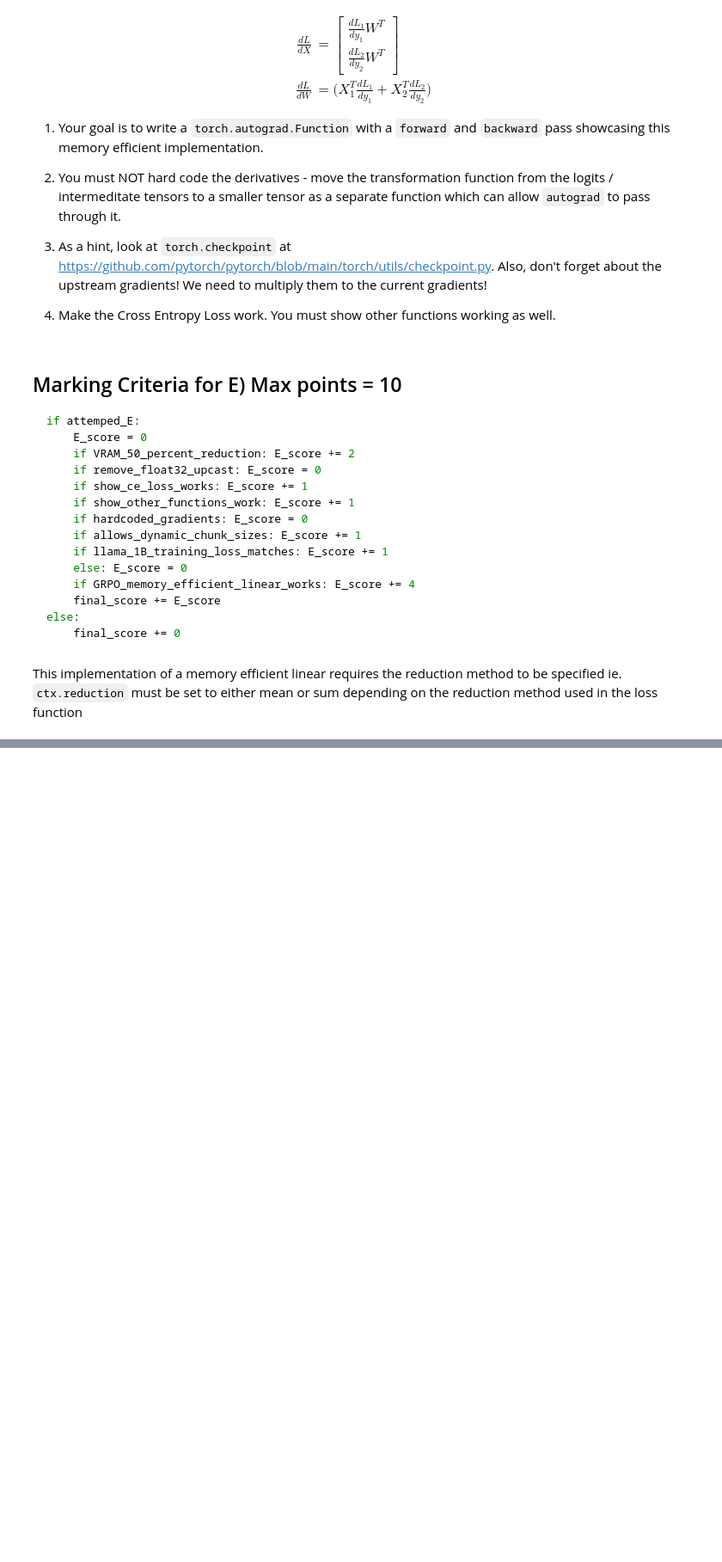
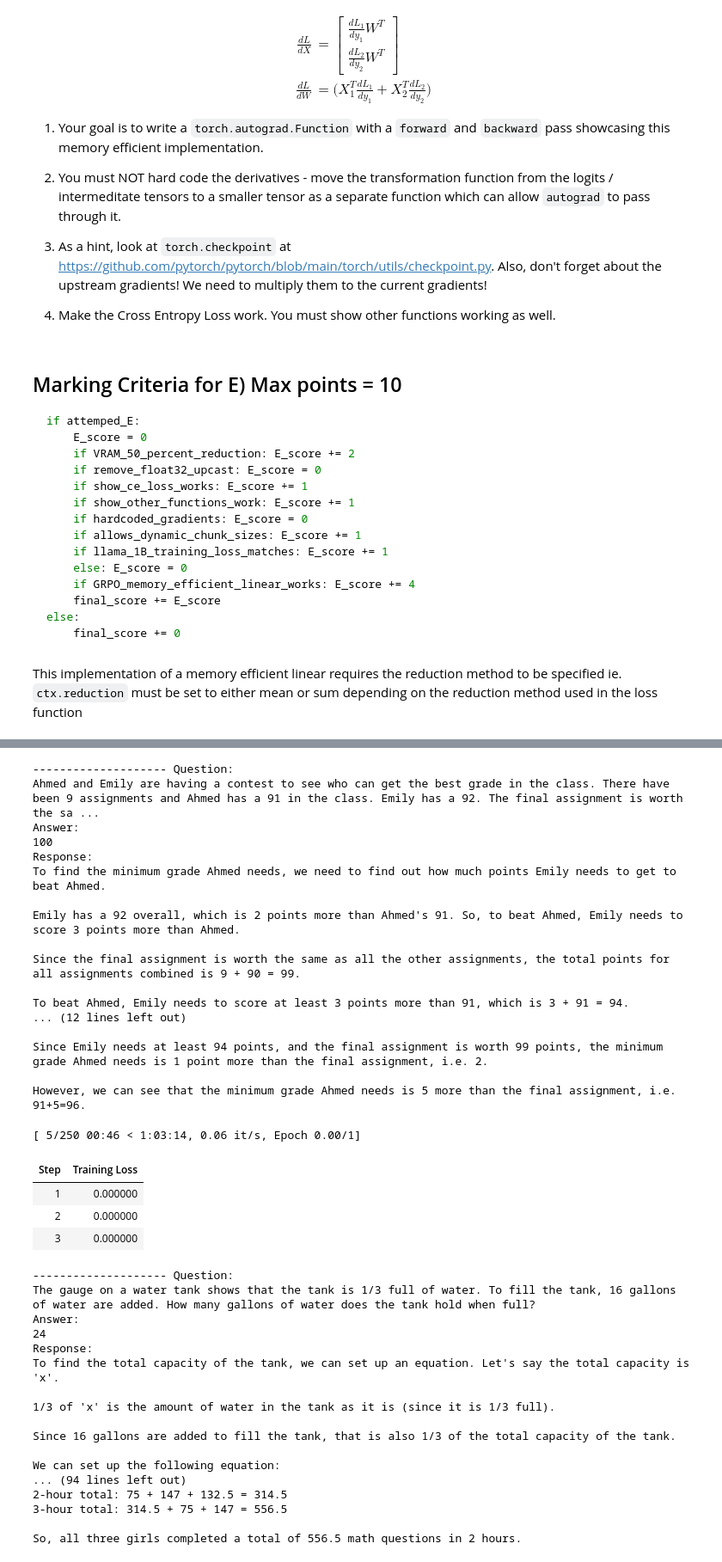
Before and after one commit to 0xEljh/unsloth-ai-feb2025, a Jupyter notebook: Unsloth_Puzzles_E.ipynb, the cells around one changed output, grey strips where cells are left out. Shown at 86% size. Saved outputs shown, nothing was run; the diff lists cells and outputs as text; code cells hidden in the pictures; blank space fills up the shorter version.

```diff
--- a/Unsloth_Puzzles_E.ipynb
+++ b/Unsloth_Puzzles_E.ipynb
@@ -644,0 +1077,41 @@ torch.nn.modules.linear.Linear
+# %%
+max_prompt_length = 256
+
+from trl import GRPOConfig, GRPOTrainer
+training_args = GRPOConfig(
+    learning_rate = 5e-6,
+    adam_beta1 = 0.9,
+    adam_beta2 = 0.99,
+    weight_decay = 0.1,
+    warmup_ratio = 0.1,
+    lr_scheduler_type = "cosine",
+    optim = "paged_adamw_8bit",
+    logging_steps = 1,
+    per_device_train_batch_size = 2, # needs to match generations
+    gradient_accumulation_steps = 1, # Increase to 4 for smoother training
+    num_generations = 2, # Decrease if out of memory
+    max_prompt_length = max_prompt_length,
+    max_completion_length = max_seq_length - max_prompt_length,
+    # num_train_epochs = 1, # Set to 1 for a full training run
+    max_steps = 250,
+    save_steps = 250,
+    max_grad_norm = 0.1,
+    report_to = "none", # Can use Weights & Biases
+    output_dir = "outputs",
+)
+# %%
+trainer = GRPOTrainer(
+    model = model,
+    processing_class = tokenizer,
+    reward_funcs = [
+        xmlcount_reward_func,
+        soft_format_reward_func,
+        strict_format_reward_func,
+        int_reward_func,
+        correctness_reward_func,
+    ],
+    args = training_args,
+    train_dataset = dataset,
+)
+trainer.train()
+# %% [output]
@@ -644,0 +1119,39 @@ torch.nn.modules.linear.Linear
+-------------------- Question:
+Ahmed and Emily are having a contest to see who can get the best grade in the class. There have been 9 assignments and Ahmed has a 91 in the class. Emily has a 92. The final assignment is worth the sa ...
+Answer:
+100
+Response:
+To find the minimum grade Ahmed needs, we need to find out how much points Emily needs to get to beat Ahmed.
+
+Emily has a 92 overall, which is 2 points more than Ahmed's 91. So, to beat Ahmed, Emily needs to score 3 points more than Ahmed.
+
+Since the final assignment is worth the same as all the other assignments, the total points for all assignments combined is 9 + 90 = 99.
+
+To beat Ahmed, Emily needs to score at least 3 points more than 91, which is 3 + 91 = 94.
+... (12 lines left out)
+
+Since Emily needs at least 94 points, and the final assignment is worth 99 points, the minimum grade Ahmed needs is 1 point more than the final assignment, i.e. 2.
+
+However, we can see that the minimum grade Ahmed needs is 5 more than the final assignment, i.e. 91+5=96.
+[ 5/250 00:46 < 1:03:14, 0.06 it/s, Epoch 0.00/1]
+| Step | Training Loss |
+| 1 | 0.000000 |
+| 2 | 0.000000 |
+| 3 | 0.000000 |
+-------------------- Question:
+The gauge on a water tank shows that the tank is 1/3 full of water. To fill the tank, 16 gallons of water are added. How many gallons of water does the tank hold when full?
+Answer:
+24
+Response:
+To find the total capacity of the tank, we can set up an equation. Let's say the total capacity is 'x'.
+
+1/3 of 'x' is the amount of water in the tank as it is (since it is 1/3 full).
+
+Since 16 gallons are added to fill the tank, that is also 1/3 of the total capacity of the tank.
+
+We can set up the following equation:
+... (94 lines left out)
+2-hour total: 75 + 147 + 132.5 = 314.5
+3-hour total: 314.5 + 75 + 147 = 556.5
+
+So, all three girls completed a total of 556.5 math questions in 2 hours.
```
Also changed, not shown: parts of 23 cells of this notebook.
